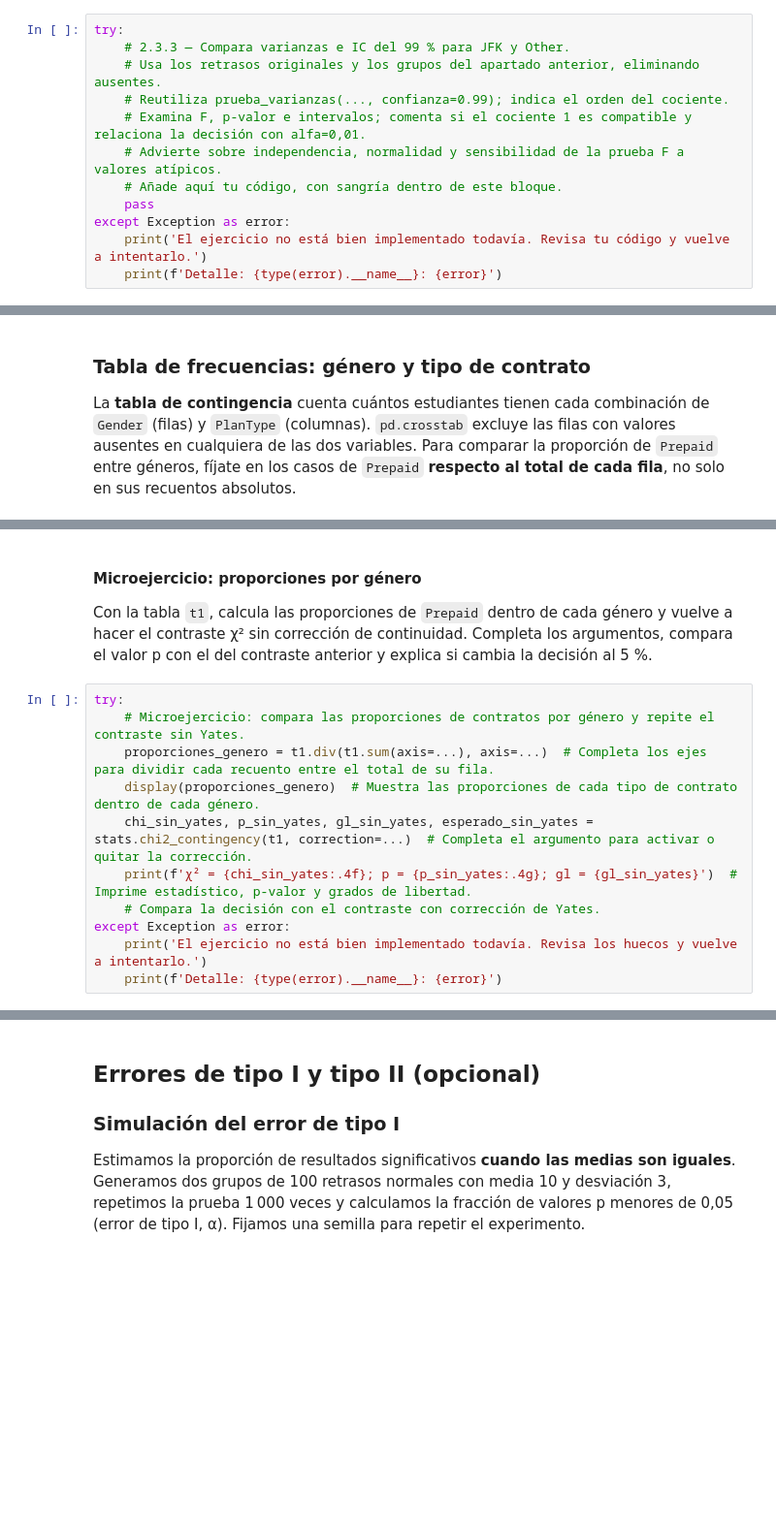
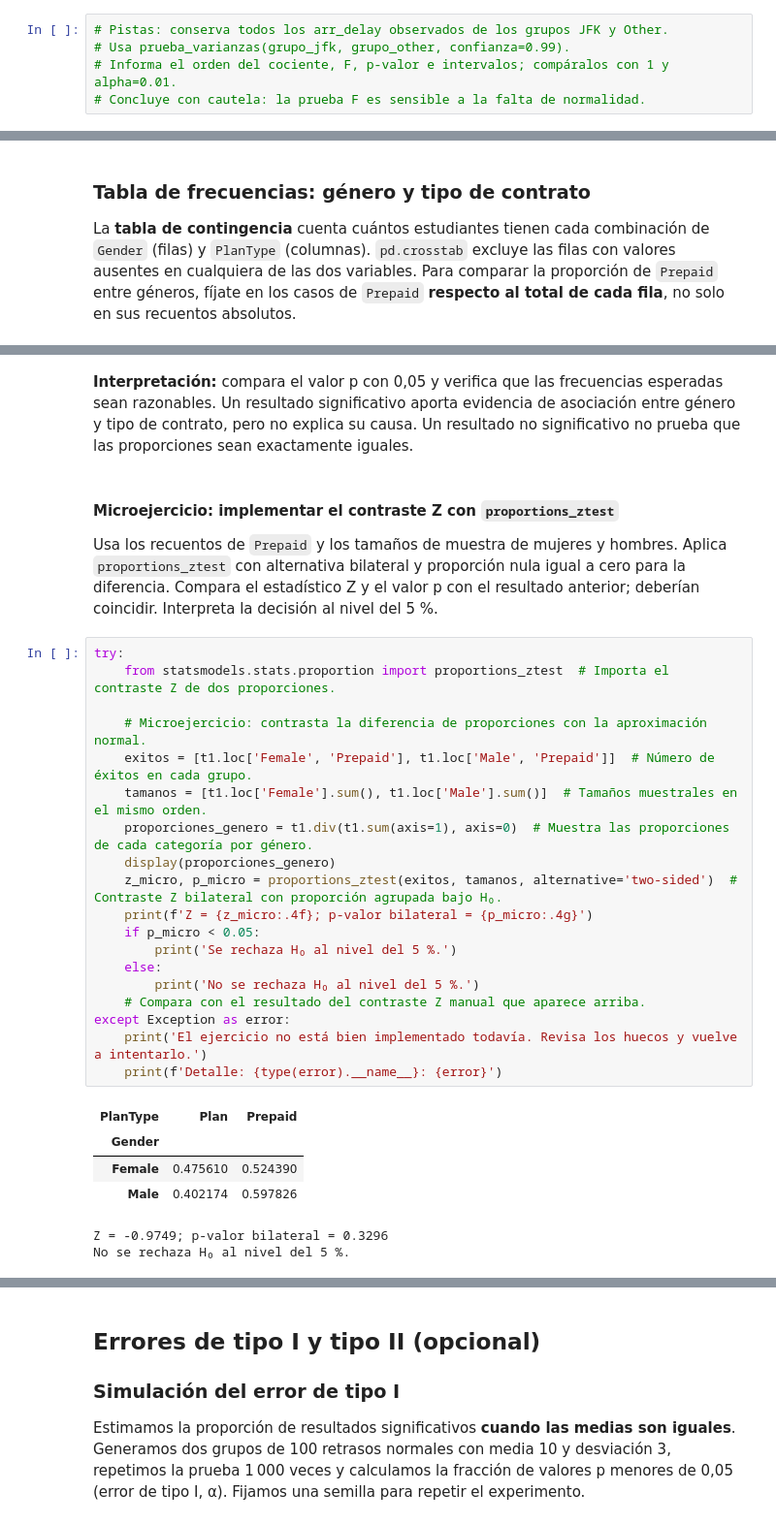
Before and after one commit to guiruha/LaSalle_Estadistica, a Jupyter notebook: sesiones/sesion2/s2_2.ipynb, the cells around one changed output, grey strips where cells are left out. Shown at 97% size. Drawn from its saved outputs; the diff is of its cells as text; blank space fills up the shorter version.

```diff
--- a/sesiones/sesion2/s2_2.ipynb
+++ b/sesiones/sesion2/s2_2.ipynb
@@ -511,12 +634,5 @@ except Exception as error:
 # %%
-try:
-    # 2.3.3 — Compara varianzas e IC del 99 % para JFK y Other.
-    # Usa los retrasos originales y los grupos del apartado anterior, eliminando ausentes.
-    # Reutiliza prueba_varianzas(..., confianza=0.99); indica el orden del cociente.
-    # Examina F, p-valor e intervalos; comenta si el cociente 1 es compatible y relaciona la decisión con alfa=0,01.
-    # Advierte sobre independencia, normalidad y sensibilidad de la prueba F a valores atípicos.
-    # Añade aquí tu código, con sangría dentro de este bloque.
-    pass
-except Exception as error:
-    print('El ejercicio no está bien implementado todavía. Revisa tu código y vuelve a intentarlo.')
-    print(f'Detalle: {type(error).__name__}: {error}')
+# Pistas: conserva todos los arr_delay observados de los grupos JFK y Other.
+# Usa prueba_varianzas(grupo_jfk, grupo_other, confianza=0.99).
+# Informa el orden del cociente, F, p-valor e intervalos; compáralos con 1 y alpha=0.01.
+# Concluye con cautela: la prueba F es sensible a la falta de normalidad.
@@ -574,16 +726,33 @@ else:  # Se ejecuta cuando el p-valor es al menos 0,05.
+# %% [markdown]
+**Interpretación:** compara el valor p con 0,05 y verifica que las frecuencias esperadas sean razonables. Un resultado significativo aporta evidencia de asociación entre género y tipo de contrato, pero no explica su causa. Un resultado no significativo no prueba que las proporciones sean exactamente iguales.
 # %% [markdown]
-#### Microejercicio: proporciones por género
+#### Microejercicio: implementar el contraste Z con `proportions_ztest`
 
-Con la tabla `t1`, calcula las proporciones de `Prepaid` dentro de cada género y vuelve a hacer el contraste χ² sin corrección de continuidad. Completa los argumentos, compara el valor p con el del contraste anterior y explica si cambia la decisión al 5 %.
+Usa los recuentos de `Prepaid` y los tamaños de muestra de mujeres y hombres. Aplica `proportions_ztest` con alternativa bilateral y proporción nula igual a cero para la diferencia. Compara el estadístico Z y el valor p con el resultado anterior; deberían coincidir. Interpreta la decisión al nivel del 5 %.
 # %%
 try:
-    # Microejercicio: compara las proporciones de contratos por género y repite el contraste sin Yates.
-    proporciones_genero = t1.div(t1.sum(axis=...), axis=...)  # Completa los ejes para dividir cada recuento entre el total de su fila.
-    display(proporciones_genero)  # Muestra las proporciones de cada tipo de contrato dentro de cada género.
-    chi_sin_yates, p_sin_yates, gl_sin_yates, esperado_sin_yates = stats.chi2_contingency(t1, correction=...)  # Completa el argumento para activar o quitar la corrección.
-    print(f'χ² = {chi_sin_yates:.4f}; p = {p_sin_yates:.4g}; gl = {gl_sin_yates}')  # Imprime estadístico, p-valor y grados de libertad.
-    # Compara la decisión con el contraste con corrección de Yates.
+    from statsmodels.stats.proportion import proportions_ztest  # Importa el contraste Z de dos proporciones.
+
+    # Microejercicio: contrasta la diferencia de proporciones con la aproximación normal.
+    exitos = [t1.loc['Female', 'Prepaid'], t1.loc['Male', 'Prepaid']]  # Número de éxitos en cada grupo.
+    tamanos = [t1.loc['Female'].sum(), t1.loc['Male'].sum()]  # Tamaños muestrales en el mismo orden.
+    proporciones_genero = t1.div(t1.sum(axis=1), axis=0)  # Muestra las proporciones de cada categoría por género.
+    display(proporciones_genero)
+    z_micro, p_micro = proportions_ztest(exitos, tamanos, alternative='two-sided')  # Contraste Z bilateral con proporción agrupada bajo H₀.
+    print(f'Z = {z_micro:.4f}; p-valor bilateral = {p_micro:.4g}')
+    if p_micro < 0.05:
+        print('Se rechaza H₀ al nivel del 5 %.')
+    else:
+        print('No se rechaza H₀ al nivel del 5 %.')
+    # Compara con el resultado del contraste Z manual que aparece arriba.
 except Exception as error:
     print('El ejercicio no está bien implementado todavía. Revisa los huecos y vuelve a intentarlo.')
     print(f'Detalle: {type(error).__name__}: {error}')
+# %% [output]
+| PlanType | Plan | Prepaid |
+| Gender |  |  |
+| Female | 0.475610 | 0.524390 |
+| Male | 0.402174 | 0.597826 |
+Z = -0.9749; p-valor bilateral = 0.3296
+No se rechaza H₀ al nivel del 5 %.
 # %% [markdown]
```
Also changed, not shown: parts of 81 cells of this notebook, 4 other files.
